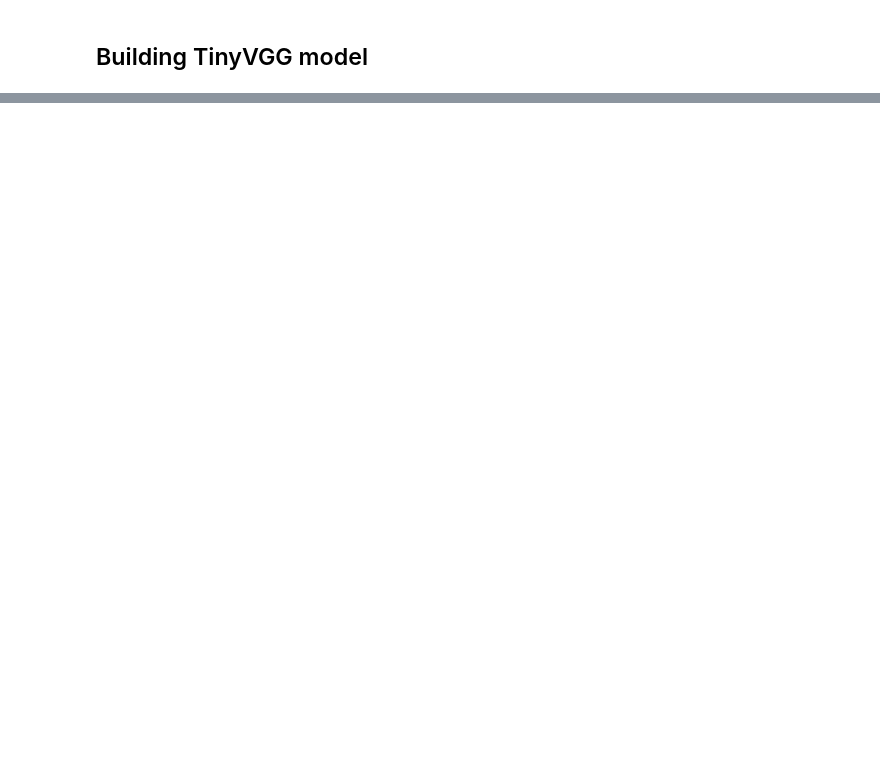
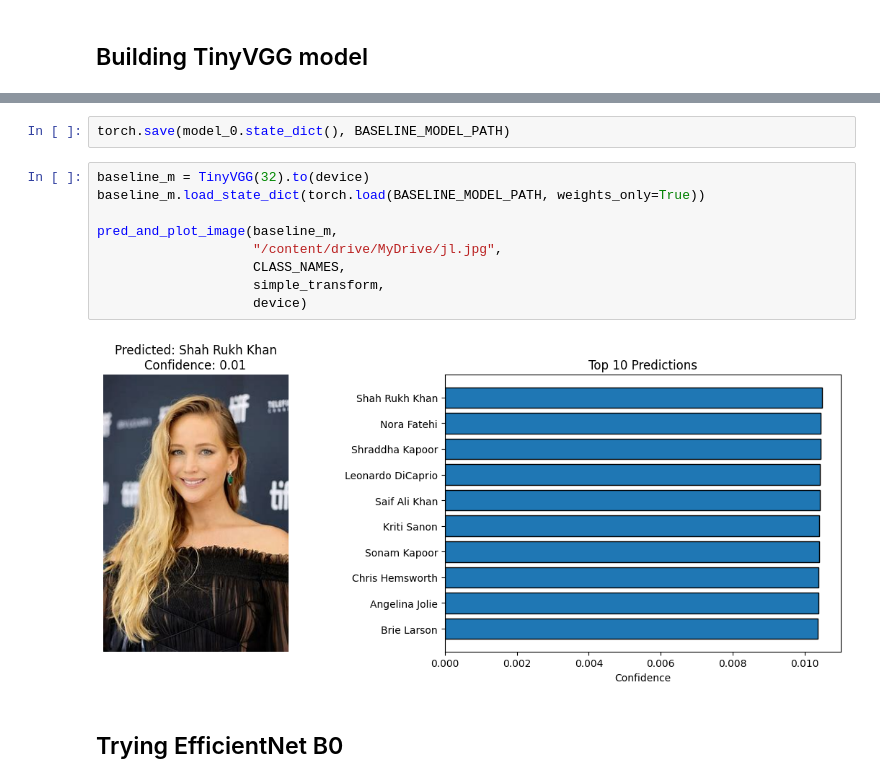
Before and after one commit to Mateusz-best-creator/CelebritiesRecognition, a Jupyter notebook: AI_project.ipynb, the cells around one changed output, grey strips where cells are left out. Drawn from its saved outputs; the diff is of its cells as text; blank space fills up the shorter version.

```diff
--- a/AI_project.ipynb
+++ b/AI_project.ipynb
@@ -267,0 +603,15 @@ dataloaders
+# %%
+torch.save(model_0.state_dict(), BASELINE_MODEL_PATH)
+# %%
+baseline_m = TinyVGG(32).to(device)
+baseline_m.load_state_dict(torch.load(BASELINE_MODEL_PATH, weights_only=True))
+
+pred_and_plot_image(baseline_m,
+                    "/content/drive/MyDrive/jl.jpg",
+                    CLASS_NAMES,
+                    simple_transform,
+                    device)
+# %% [output]
+[figure, added]
+# %% [markdown]
+## Trying EfficientNet B0
```
Also changed, not shown: parts of 51 cells of this notebook.
